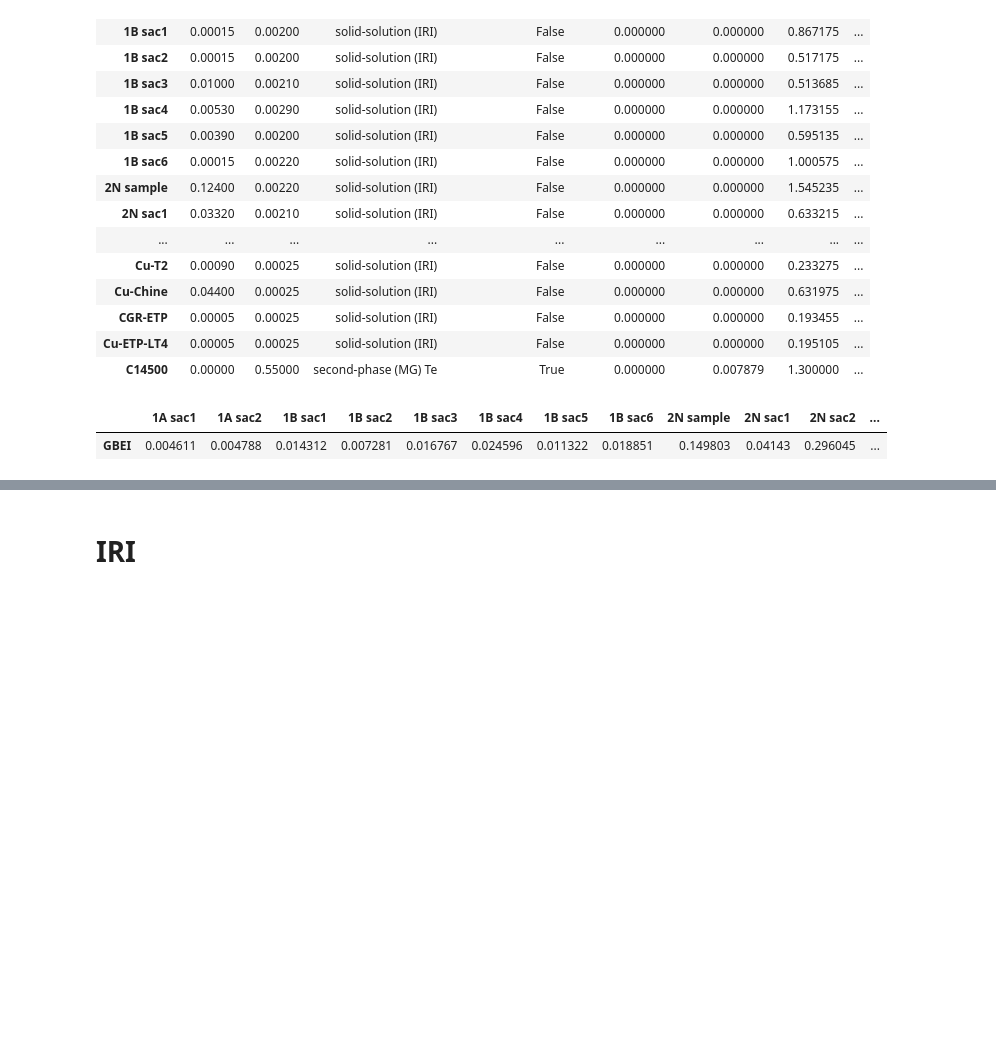
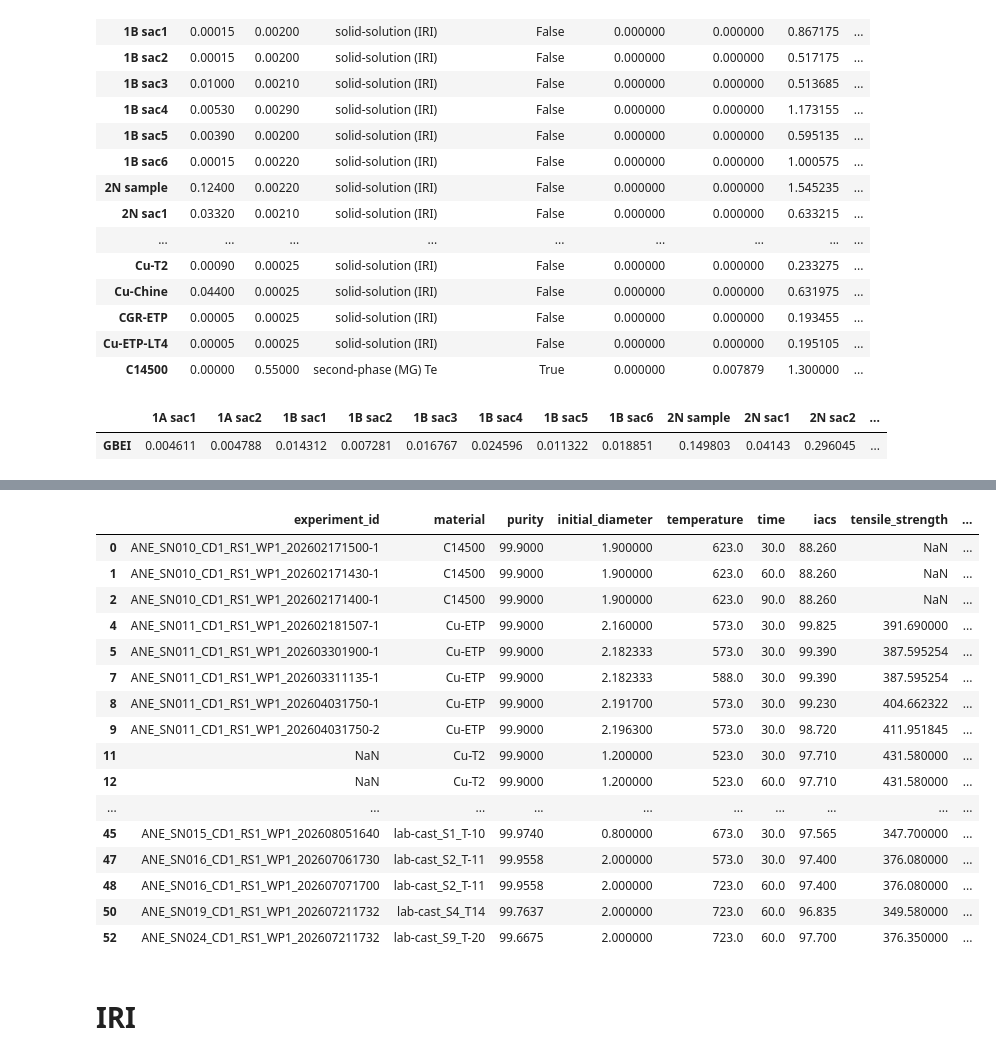
Before and after one commit to FelipeMFO-RM/uncertainty-aware-predictors, a Jupyter notebook: notebooks/exploration/chemical_composition_eda.ipynb, the cells around one changed output, grey strips where cells are left out. Cells and saved outputs as stored; diff of their text form; code cells hidden in the pictures; blank space fills up the shorter version.

```diff
--- a/notebooks/exploration/chemical_composition_eda.ipynb
+++ b/notebooks/exploration/chemical_composition_eda.ipynb
@@ -124,3 +173,23 @@ gbei_df.T
+# %%
+df_feat
+# %% [output]
+|  | experiment_id | material | purity | initial_diameter | temperature | time | iacs | tensile_strength | ... |
+| 0 | ANE_SN010_CD1_RS1_WP1_202602171500-1 | C14500 | 99.9000 | 1.900000 | 623.0 | 30.0 | 88.260 | NaN | ... |
+| 1 | ANE_SN010_CD1_RS1_WP1_202602171430-1 | C14500 | 99.9000 | 1.900000 | 623.0 | 60.0 | 88.260 | NaN | ... |
+| 2 | ANE_SN010_CD1_RS1_WP1_202602171400-1 | C14500 | 99.9000 | 1.900000 | 623.0 | 90.0 | 88.260 | NaN | ... |
+| 4 | ANE_SN011_CD1_RS1_WP1_202602181507-1 | Cu-ETP | 99.9000 | 2.160000 | 573.0 | 30.0 | 99.825 | 391.690000 | ... |
+| 5 | ANE_SN011_CD1_RS1_WP1_202603301900-1 | Cu-ETP | 99.9000 | 2.182333 | 573.0 | 30.0 | 99.390 | 387.595254 | ... |
+| 7 | ANE_SN011_CD1_RS1_WP1_202603311135-1 | Cu-ETP | 99.9000 | 2.182333 | 588.0 | 30.0 | 99.390 | 387.595254 | ... |
+| 8 | ANE_SN011_CD1_RS1_WP1_202604031750-1 | Cu-ETP | 99.9000 | 2.191700 | 573.0 | 30.0 | 99.230 | 404.662322 | ... |
+| 9 | ANE_SN011_CD1_RS1_WP1_202604031750-2 | Cu-ETP | 99.9000 | 2.196300 | 573.0 | 30.0 | 98.720 | 411.951845 | ... |
+| 11 | NaN | Cu-T2 | 99.9000 | 1.200000 | 523.0 | 30.0 | 97.710 | 431.580000 | ... |
+| 12 | NaN | Cu-T2 | 99.9000 | 1.200000 | 523.0 | 60.0 | 97.710 | 431.580000 | ... |
+| ... | ... | ... | ... | ... | ... | ... | ... | ... | ... |
+| 45 | ANE_SN015_CD1_RS1_WP1_202608051640 | lab-cast_S1_T-10 | 99.9740 | 0.800000 | 673.0 | 30.0 | 97.565 | 347.700000 | ... |
+| 47 | ANE_SN016_CD1_RS1_WP1_202607061730 | lab-cast_S2_T-11 | 99.9558 | 2.000000 | 573.0 | 30.0 | 97.400 | 376.080000 | ... |
+| 48 | ANE_SN016_CD1_RS1_WP1_202607071700 | lab-cast_S2_T-11 | 99.9558 | 2.000000 | 723.0 | 60.0 | 97.400 | 376.080000 | ... |
+| 50 | ANE_SN019_CD1_RS1_WP1_202607211732 | lab-cast_S4_T14 | 99.7637 | 2.000000 | 723.0 | 60.0 | 96.835 | 349.580000 | ... |
+| 52 | ANE_SN024_CD1_RS1_WP1_202607211732 | lab-cast_S9_T-20 | 99.6675 | 2.000000 | 723.0 | 60.0 | 97.700 | 376.350000 | ... |
 # %% [markdown]
 # IRI
 # %%
```
Also changed, not shown: parts of 6 cells of this notebook, 3 other files.
